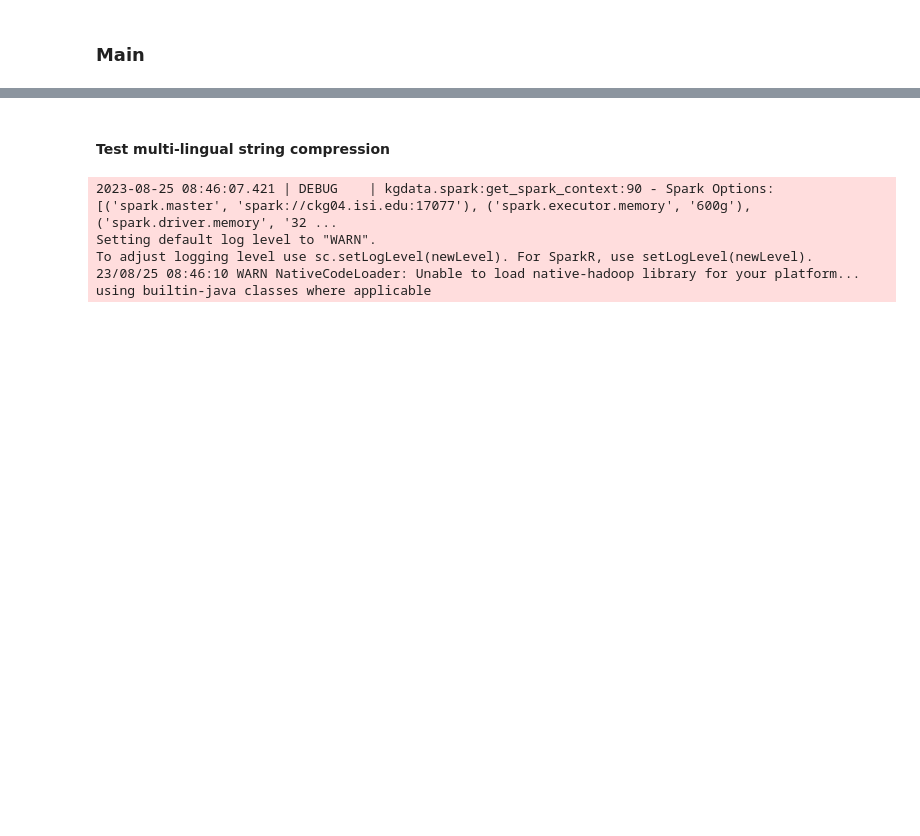
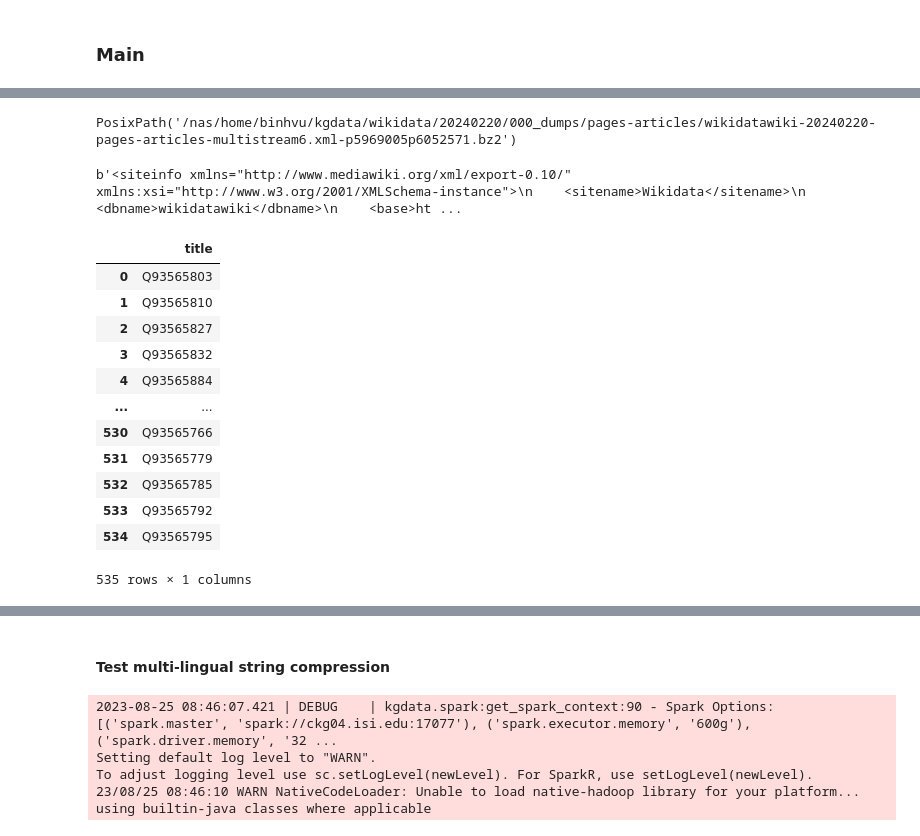
Before and after one commit to binh-vu/kgdata, a Jupyter notebook: scripts/development.ipynb, the cells around one changed output, grey strips where cells are left out. Saved outputs shown, nothing was run; the diff lists cells and outputs as text; code cells hidden in the pictures; blank space fills up the shorter version.

```diff
--- a/scripts/development.ipynb
+++ b/scripts/development.ipynb
@@ -28,0 +179,2 @@ from sm.prelude import M
+# %%
+wikibase_propertyType = "http://wikiba.se/ontology#propertyType"
@@ -28,0 +185,3 @@ from sm.prelude import M
+# %%
+for x in lst_props:
+    assert len(x.props[wikibase_propertyType]) == 1
@@ -28,0 +700,2 @@ from sm.prelude import M
+# %%
+ds = page_article_dump()
@@ -28,0 +785,2 @@ from sm.prelude import M
+# %%
+records = ds.get_rdd().filter(lambda x: x['revision']['text'] is None).collect()
@@ -28,0 +803,4 @@ from sm.prelude import M
+# %%
+files[0]
+# %% [output]
+PosixPath('/nas/home/binhvu/kgdata/wikidata/20240220/000_dumps/pages-articles/wikidatawiki-20240220-pages-articles-multistream6.xml-p5969005p6052571.bz2')
@@ -28,0 +831,20 @@ from sm.prelude import M
+# %%
+parse_page_article_dump(files[0])
+# %% [output]
+b'<siteinfo xmlns="http://www.mediawiki.org/xml/export-0.10/" xmlns:xsi="http://www.w3.org/2001/XMLSchema-instance">\n    <sitename>Wikidata</sitename>\n    <dbname>wikidatawiki</dbname>\n    <base>ht ...
+# %%
+pd.DataFrame([{'title': x['title']} for x in records])
+# %% [output]
+|  | title |
+| 0 | Q93565803 |
+| 1 | Q93565810 |
+| 2 | Q93565827 |
+| 3 | Q93565832 |
+| 4 | Q93565884 |
+| ... | ... |
+| 530 | Q93565766 |
+| 531 | Q93565779 |
+| 532 | Q93565785 |
+| 533 | Q93565792 |
+| 534 | Q93565795 |
+535 rows × 1 columns
```
Also changed, not shown: parts of 167 cells of this notebook, 12 other files.
